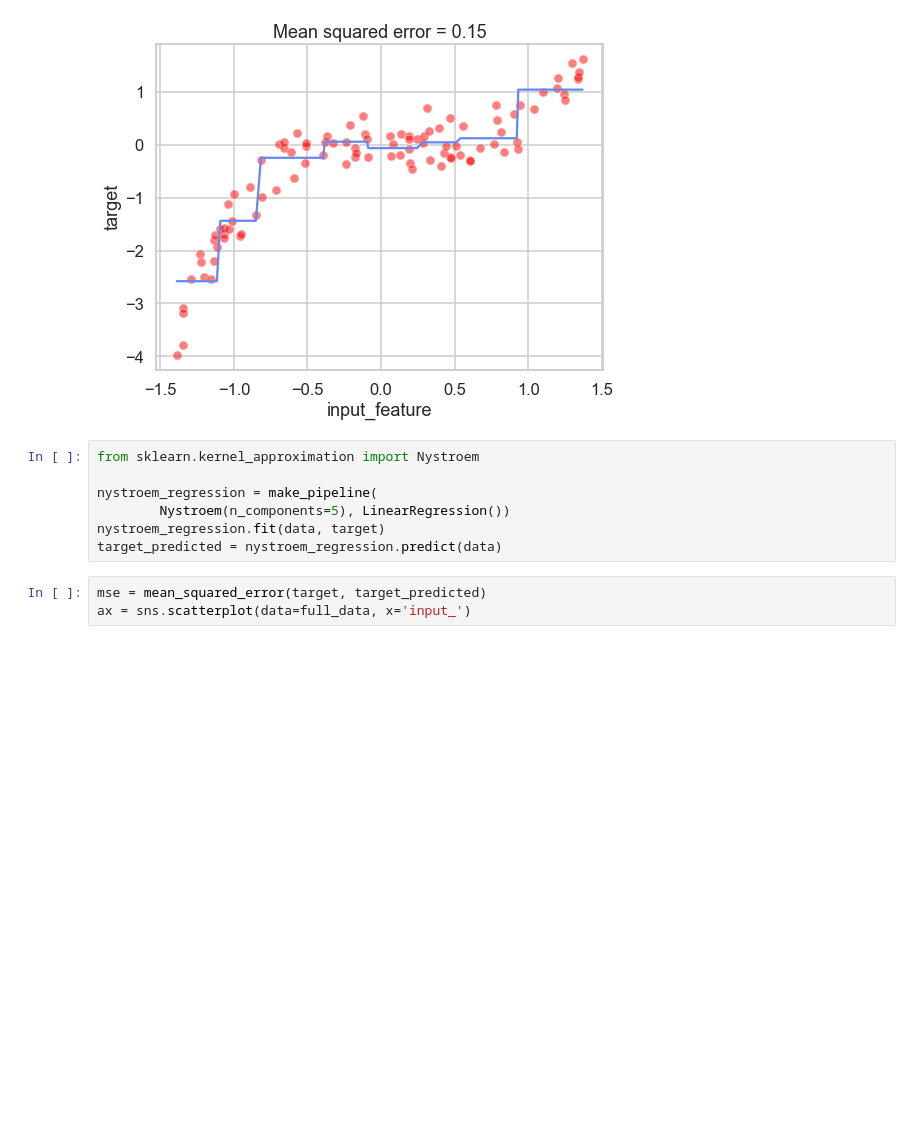
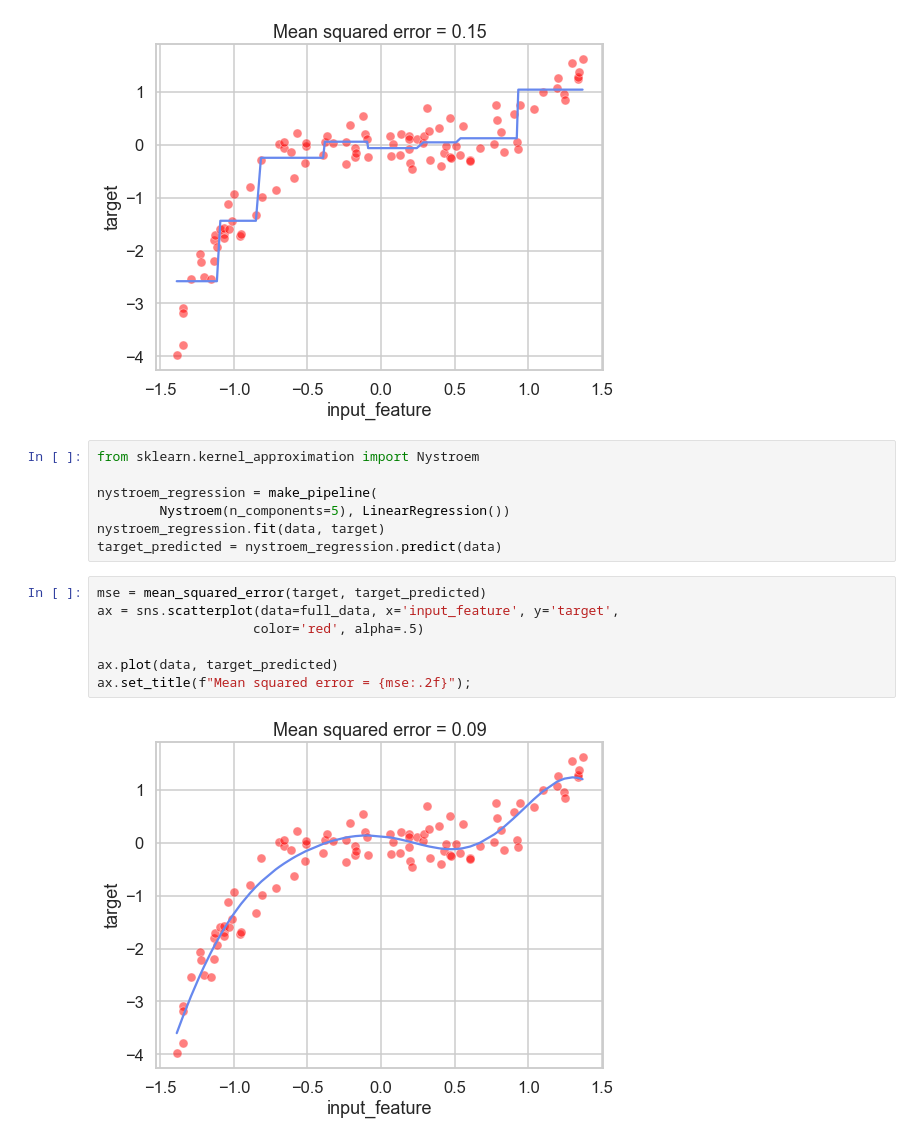
Before and after one commit to skacem/Learning-Machine-Learning, a Jupyter notebook: Scikit-learn/402_linear_regression_non_linear_relationship.ipynb, the cells around one changed output. Cells and saved outputs as stored; diff of their text form; blank space fills up the shorter version.

```diff
--- a/Scikit-learn/402_linear_regression_non_linear_relationship.ipynb
+++ b/Scikit-learn/402_linear_regression_non_linear_relationship.ipynb
@@ -205,4 +205,10 @@ nystroem_regression.fit(data, target)
 target_predicted = nystroem_regression.predict(data)
 # %%
 mse = mean_squared_error(target, target_predicted)
-ax = sns.scatterplot(data=full_data, x='input_')
+ax = sns.scatterplot(data=full_data, x='input_feature', y='target',
+                    color='red', alpha=.5)
+
+ax.plot(data, target_predicted)
+ax.set_title(f"Mean squared error = {mse:.2f}");
+# %% [output]
+[figure, added]
```
